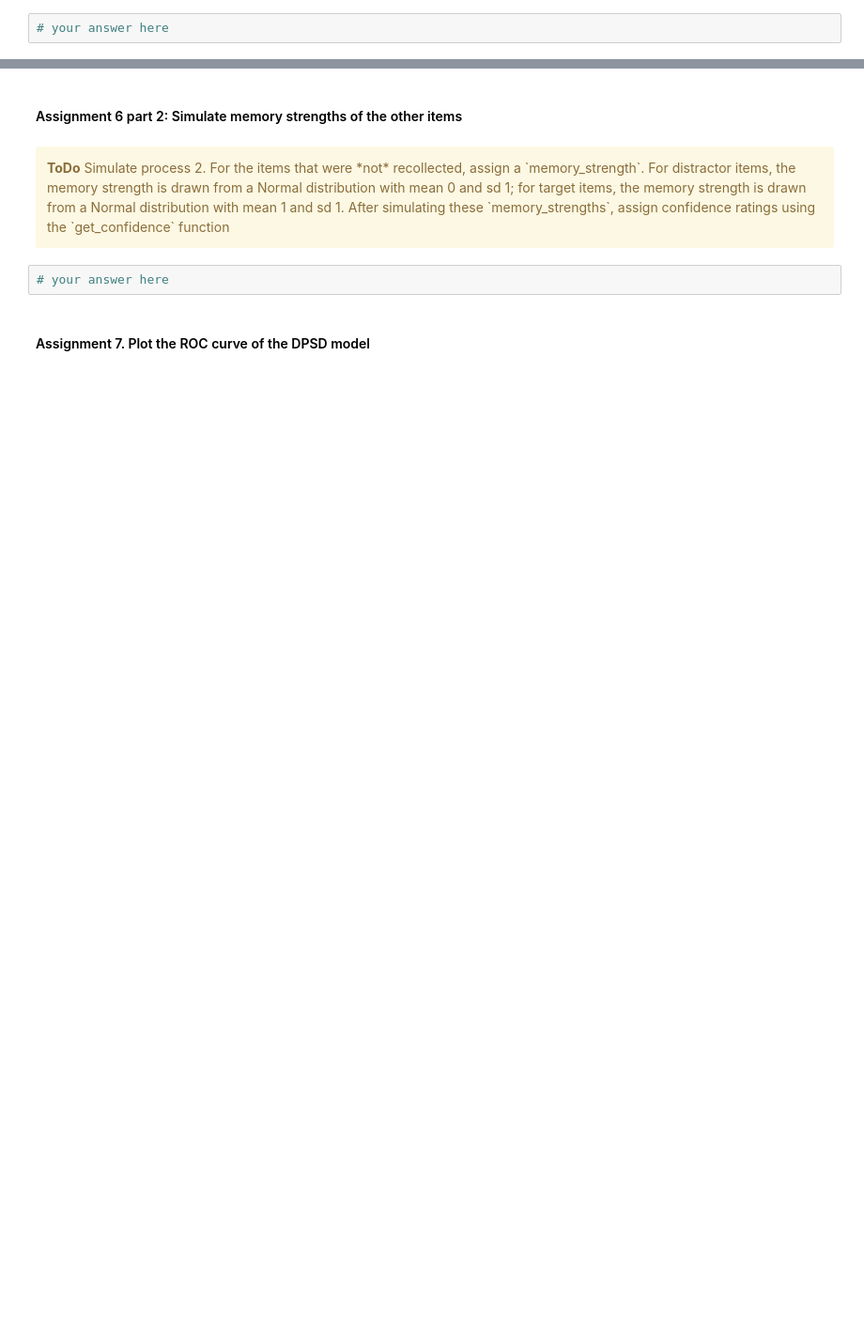
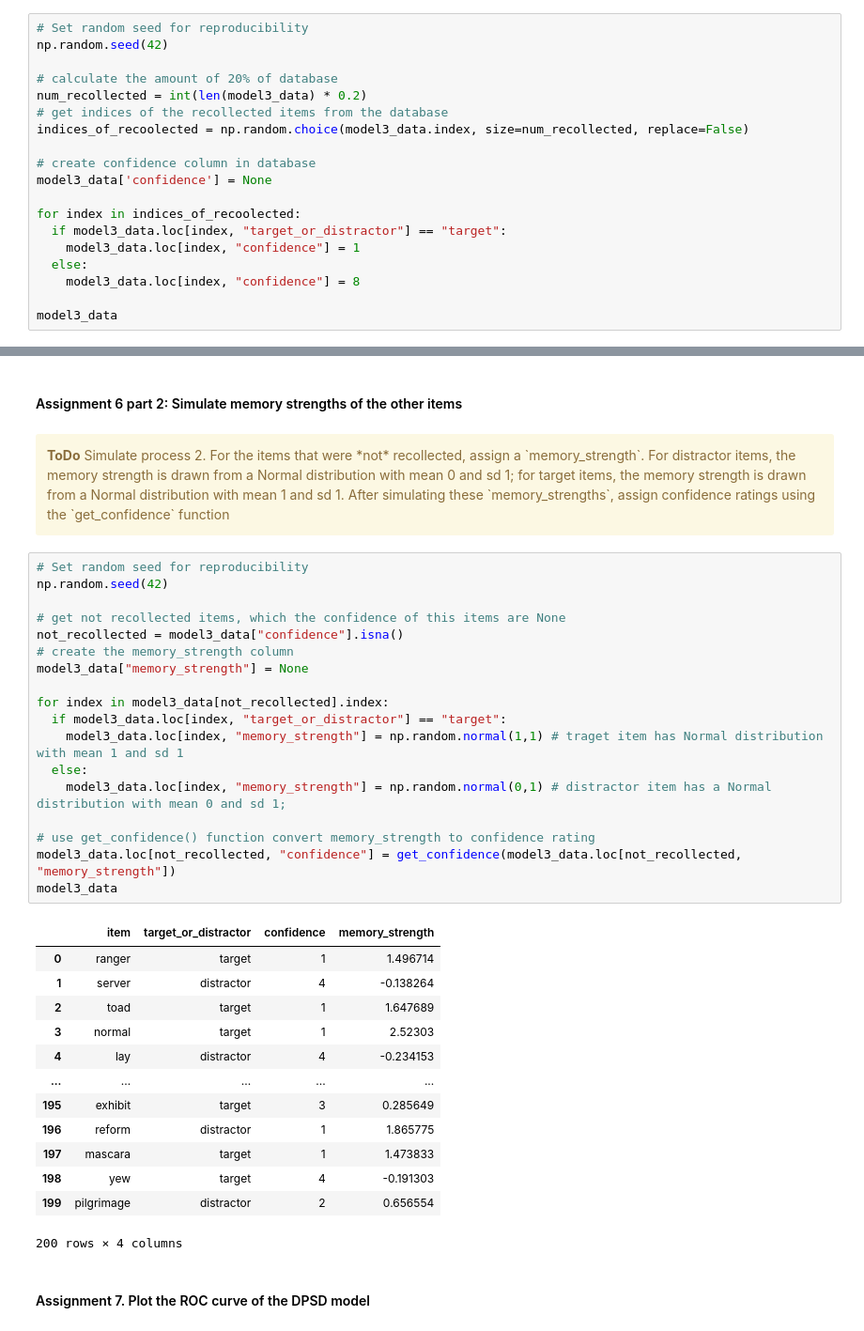
Before and after one commit to kooroshkz/Cognition_and_Computation, a Jupyter notebook: Project-1/memory.ipynb, the cells around one changed output, grey strips where cells are left out. Shown at 94% size. Drawn from its saved outputs; the diff is of its cells as text; blank space fills up the shorter version.

```diff
--- a/Project-1/memory.ipynb
+++ b/Project-1/memory.ipynb
@@ -510,4 +511,21 @@ model3_data
     <b>ToDo</b> Simulate process 1. Assume 20% of the items is correctly recollection, and immediately assign the highest confidence ratings (1 for targets, 8 for distractors) to these items
 </div>
 # %%
-# your answer here
+# Set random seed for reproducibility
+np.random.seed(42)
+
+# calculate the amount of 20% of database
+num_recollected = int(len(model3_data) * 0.2)
+# get indices of the recollected items from the database
+indices_of_recoolected = np.random.choice(model3_data.index, size=num_recollected, replace=False)
+
+# create confidence column in database
+model3_data['confidence'] = None
+
+for index in indices_of_recoolected:
+  if model3_data.loc[index, "target_or_distractor"] == "target":
+    model3_data.loc[index, "confidence"] = 1
+  else:
+    model3_data.loc[index, "confidence"] = 8
+
+model3_data
@@ -518,7 +550,37 @@ model3_data
     <b>ToDo</b> Simulate process 2. For the items that were *not* recollected, assign a `memory_strength`. For distractor items, the memory strength is drawn from a Normal distribution with mean 0 and sd 1; for target items, the memory strength is drawn from a Normal distribution with mean 1 and sd 1. After simulating these `memory_strengths`, assign confidence ratings using the `get_confidence` function
 </div>
 # %%
-# your answer here
+# Set random seed for reproducibility
+np.random.seed(42)
+
+# get not recollected items, which the confidence of this items are None
+not_recollected = model3_data["confidence"].isna()
+# create the memory_strength column
+model3_data["memory_strength"] = None
+
+for index in model3_data[not_recollected].index:
+  if model3_data.loc[index, "target_or_distractor"] == "target":
+    model3_data.loc[index, "memory_strength"] = np.random.normal(1,1) # traget item has Normal distribution with mean 1 and sd 1
+  else:
+    model3_data.loc[index, "memory_strength"] = np.random.normal(0,1) # distractor item has a Normal distribution with mean 0 and sd 1;
+
+# use get_confidence() function convert memory_strength to confidence rating
+model3_data.loc[not_recollected, "confidence"] = get_confidence(model3_data.loc[not_recollected, "memory_strength"])
+model3_data
+# %% [output]
+|  | item | target_or_distractor | confidence | memory_strength |
+| 0 | ranger | target | 1 | 1.496714 |
+| 1 | server | distractor | 4 | -0.138264 |
+| 2 | toad | target | 1 | 1.647689 |
+| 3 | normal | target | 1 | 2.52303 |
+| 4 | lay | distractor | 4 | -0.234153 |
+| ... | ... | ... | ... | ... |
+| 195 | exhibit | target | 3 | 0.285649 |
+| 196 | reform | distractor | 1 | 1.865775 |
+| 197 | mascara | target | 1 | 1.473833 |
+| 198 | yew | target | 4 | -0.191303 |
+| 199 | pilgrimage | distractor | 2 | 0.656554 |
+200 rows × 4 columns
 # %% [markdown]
 #### Assignment 7. Plot the ROC curve of the DPSD model
 # %%
```
Also changed, not shown: parts of 7 cells of this notebook, 2 other files.
